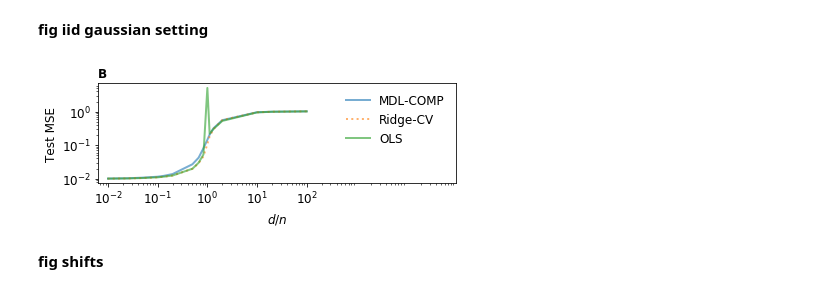
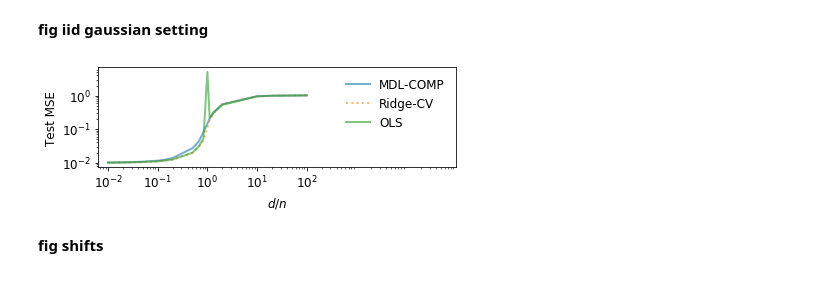
Before and after one commit to csinva/mdl-complexity, a Jupyter notebook: 03_analyze_misspecifications.ipynb, the cells around one changed output. Saved outputs shown, nothing was run; the diff lists cells and outputs as text; code cells hidden in the pictures.

```diff
--- a/03_analyze_misspecifications.ipynb
+++ b/03_analyze_misspecifications.ipynb
@@ -75,34 +73,36 @@ for i in range(df.shape[0]):
         ls = '-'
 
     kwargs = {'label': LABS[curve.model_type + str(curve.reg_param)],
               'alpha': 0.6, 'lw': 2, 'linestyle': ls}
 
     plt.title('B', fontweight='bold', loc='left')
     plt.plot(curve.ratio, curve.mse_test, **kwargs) #np.square(curve.bias) + curve['var'], **kwargs)
     plt.ylabel('Test MSE')
     plt.xlabel('$d / n$') #\n(Number of features / Number of training points)')
     plt.xscale('log')
     plt.yscale('log')
     plt.xticks([1e-2, 1e-1, 1e0, 1e1, 1e2])
     '''
     plt.subplot(R, C, 3)
     plt.title('C', fontweight='bold', loc='left')
     plt.plot(curve.ratio, curve.mse_train, **kwargs)
     plt.ylabel('Mean-squared error\n(training)')
     plt.xlabel('p / n')
     plt.xscale('log')
     plt.yscale('log')
     '''
     #     s = f'{model_type}_{dset}_{dset_name}+p={num_features}+lambda={reg_param}+noise_mult={noise_mult}'
 plt.tight_layout()
 plt.xlim(right=1e5)
 plt.legend(frameon=False)
 # plt.legend(bbox_to_anchor=(1.04 ,1), frameon=False)
 
 plt.savefig(oj(save_dir, 'fig_iid_mse.pdf'))
+plt.title('', loc='left')
+plt.savefig(oj(save_dir, 'fig_iid_mse.svg'))
 plt.show()
 # %% [output]
-[figure, old version]
+[figure, new version]
 # %% [markdown]
 **fig shifts**
 # %%
```
Also changed, not shown: parts of 2 cells of this notebook, 8 other files.
